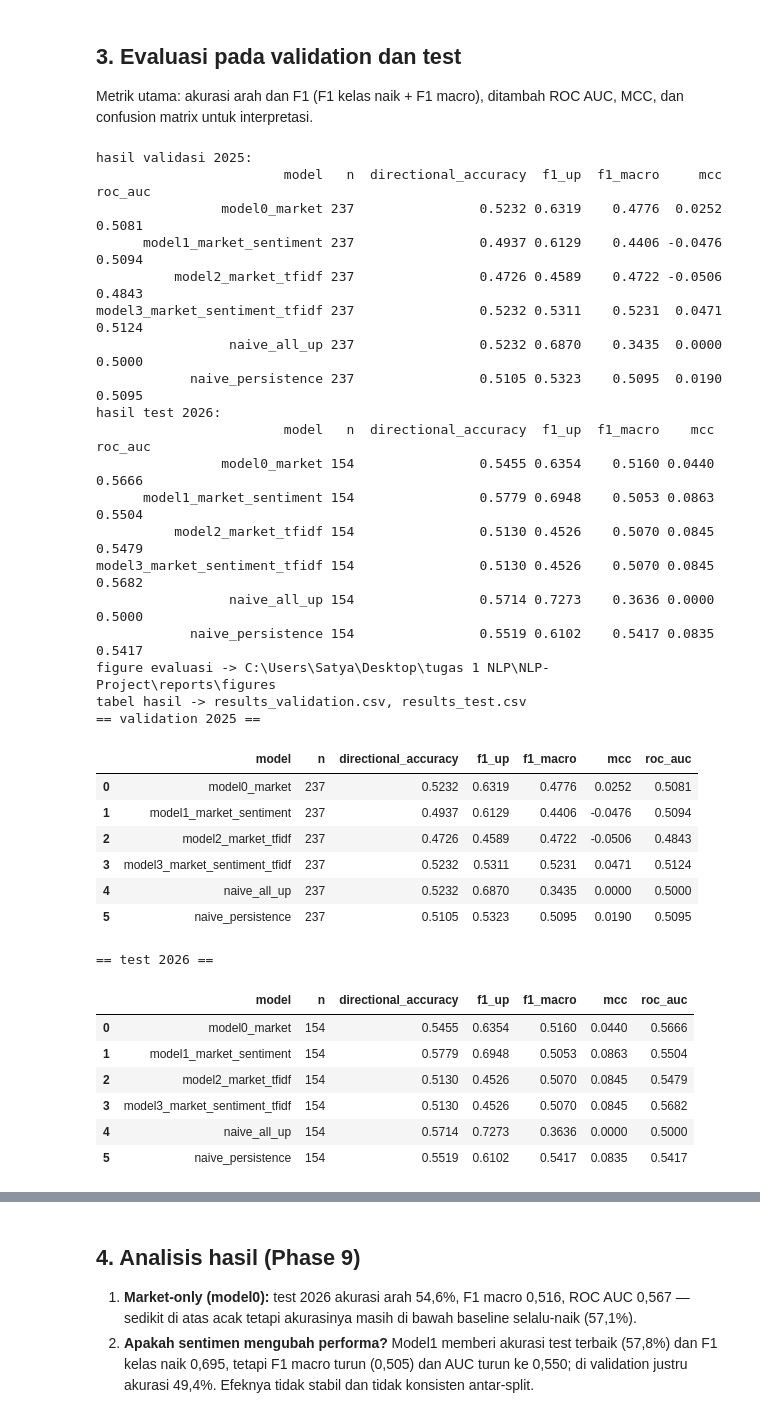
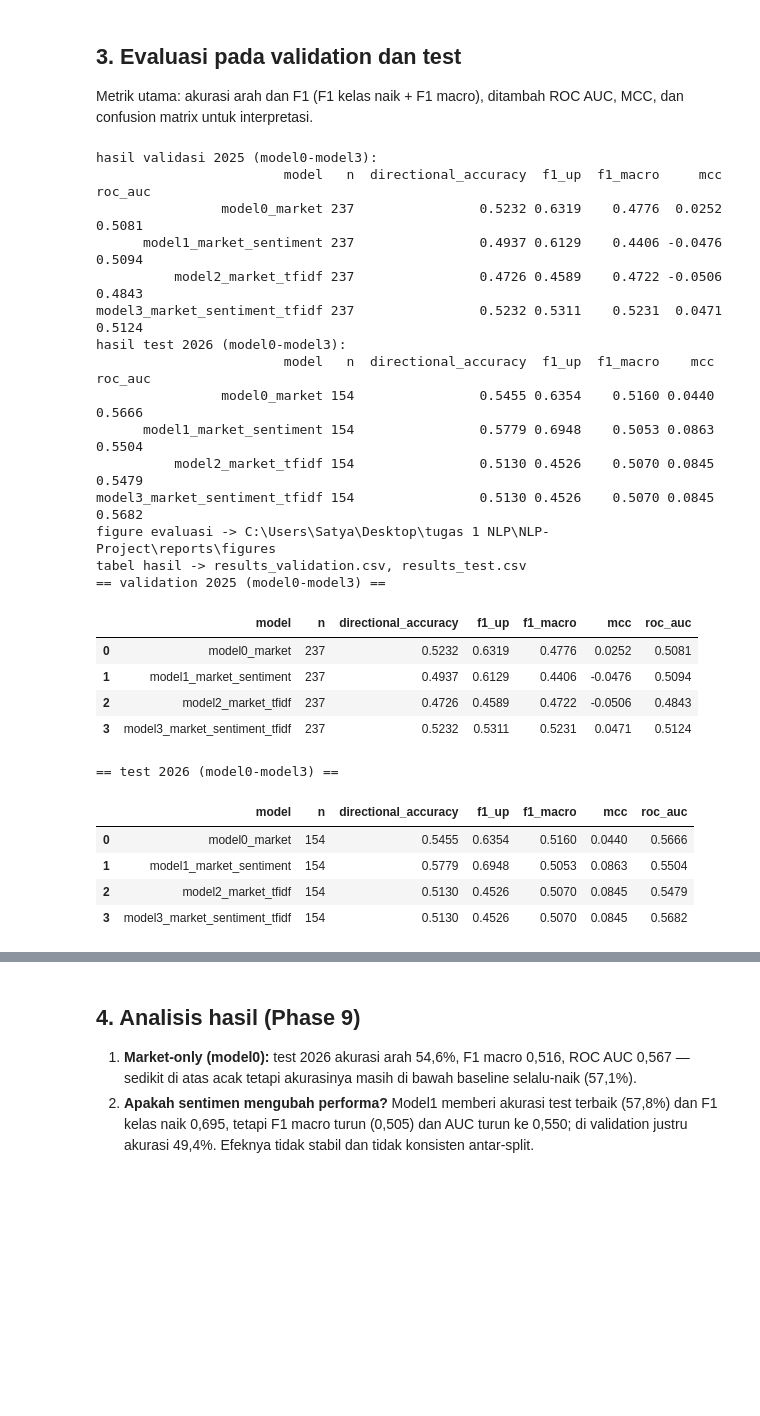
Before and after one commit to Exuvialist/NLP-Project, a Jupyter notebook: notebook/02_baseline_experiment.ipynb, the cells around one changed output, grey strips where cells are left out. Cells and saved outputs as stored; diff of their text form; code cells hidden in the pictures; blank space fills up the shorter version.

```diff
--- a/notebook/02_baseline_experiment.ipynb
+++ b/notebook/02_baseline_experiment.ipynb
@@ -82,45 +84,40 @@ model3_market_sentiment_tfidf 154                0.5130 0.4526    0.5070 0.0845
 Metrik utama: akurasi arah dan F1 (F1 kelas naik + F1 macro), ditambah ROC AUC, MCC, dan confusion matrix untuk interpretasi.
 # %%
 evaluate.main()
-print("== validation 2025 ==")
-display(pd.read_csv(config.RESULTS_VALIDATION_CSV).round(4))
-print("== test 2026 ==")
-display(pd.read_csv(config.RESULTS_TEST_CSV).round(4))
+# Tabel fokus model0-model3; baris baseline naif tetap tersimpan di CSV.
+validation_table = pd.read_csv(config.RESULTS_VALIDATION_CSV).round(4)
+test_table = pd.read_csv(config.RESULTS_TEST_CSV).round(4)
+print("== validation 2025 (model0-model3) ==")
+display(validation_table[validation_table["model"].str.startswith("model")])
+print("== test 2026 (model0-model3) ==")
+display(test_table[test_table["model"].str.startswith("model")])
 # %% [output]
-hasil validasi 2025:
+hasil validasi 2025 (model0-model3):
                         model   n  directional_accuracy  f1_up  f1_macro     mcc  roc_auc
                 model0_market 237                0.5232 0.6319    0.4776  0.0252   0.5081
       model1_market_sentiment 237                0.4937 0.6129    0.4406 -0.0476   0.5094
           model2_market_tfidf 237                0.4726 0.4589    0.4722 -0.0506   0.4843
 model3_market_sentiment_tfidf 237                0.5232 0.5311    0.5231  0.0471   0.5124
-                 naive_all_up 237                0.5232 0.6870    0.3435  0.0000   0.5000
-            naive_persistence 237                0.5105 0.5323    0.5095  0.0190   0.5095
-hasil test 2026:
+hasil test 2026 (model0-model3):
                         model   n  directional_accuracy  f1_up  f1_macro    mcc  roc_auc
                 model0_market 154                0.5455 0.6354    0.5160 0.0440   0.5666
       model1_market_sentiment 154                0.5779 0.6948    0.5053 0.0863   0.5504
           model2_market_tfidf 154                0.5130 0.4526    0.5070 0.0845   0.5479
 model3_market_sentiment_tfidf 154                0.5130 0.4526    0.5070 0.0845   0.5682
-                 naive_all_up 154                0.5714 0.7273    0.3636 0.0000   0.5000
-            naive_persistence 154                0.5519 0.6102    0.5417 0.0835   0.5417
 figure evaluasi -> C:\Users\Satya\Desktop\tugas 1 NLP\NLP-Project\reports\figures
 tabel hasil -> results_validation.csv, results_test.csv
-== validation 2025 ==
+== validation 2025 (model0-model3) ==
 |  | model | n | directional_accuracy | f1_up | f1_macro | mcc | roc_auc |
 | 0 | model0_market | 237 | 0.5232 | 0.6319 | 0.4776 | 0.0252 | 0.5081 |
 | 1 | model1_market_sentiment | 237 | 0.4937 | 0.6129 | 0.4406 | -0.0476 | 0.5094 |
 | 2 | model2_market_tfidf | 237 | 0.4726 | 0.4589 | 0.4722 | -0.0506 | 0.4843 |
 | 3 | model3_market_sentiment_tfidf | 237 | 0.5232 | 0.5311 | 0.5231 | 0.0471 | 0.5124 |
-| 4 | naive_all_up | 237 | 0.5232 | 0.6870 | 0.3435 | 0.0000 | 0.5000 |
-| 5 | naive_persistence | 237 | 0.5105 | 0.5323 | 0.5095 | 0.0190 | 0.5095 |
-== test 2026 ==
+== test 2026 (model0-model3) ==
 |  | model | n | directional_accuracy | f1_up | f1_macro | mcc | roc_auc |
 | 0 | model0_market | 154 | 0.5455 | 0.6354 | 0.5160 | 0.0440 | 0.5666 |
 | 1 | model1_market_sentiment | 154 | 0.5779 | 0.6948 | 0.5053 | 0.0863 | 0.5504 |
 | 2 | model2_market_tfidf | 154 | 0.5130 | 0.4526 | 0.5070 | 0.0845 | 0.5479 |
 | 3 | model3_market_sentiment_tfidf | 154 | 0.5130 | 0.4526 | 0.5070 | 0.0845 | 0.5682 |
-| 4 | naive_all_up | 154 | 0.5714 | 0.7273 | 0.3636 | 0.0000 | 0.5000 |
-| 5 | naive_persistence | 154 | 0.5519 | 0.6102 | 0.5417 | 0.0835 | 0.5417 |
 # %%
 from IPython.display import Image, display
 
```
Also changed, not shown: parts of 2 cells of this notebook, 6 other files.
